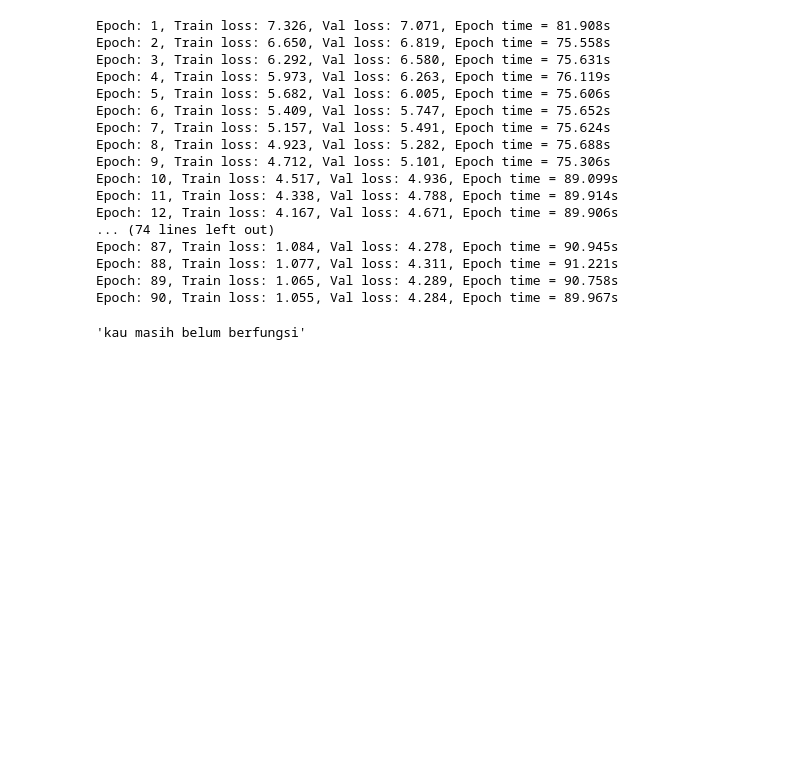
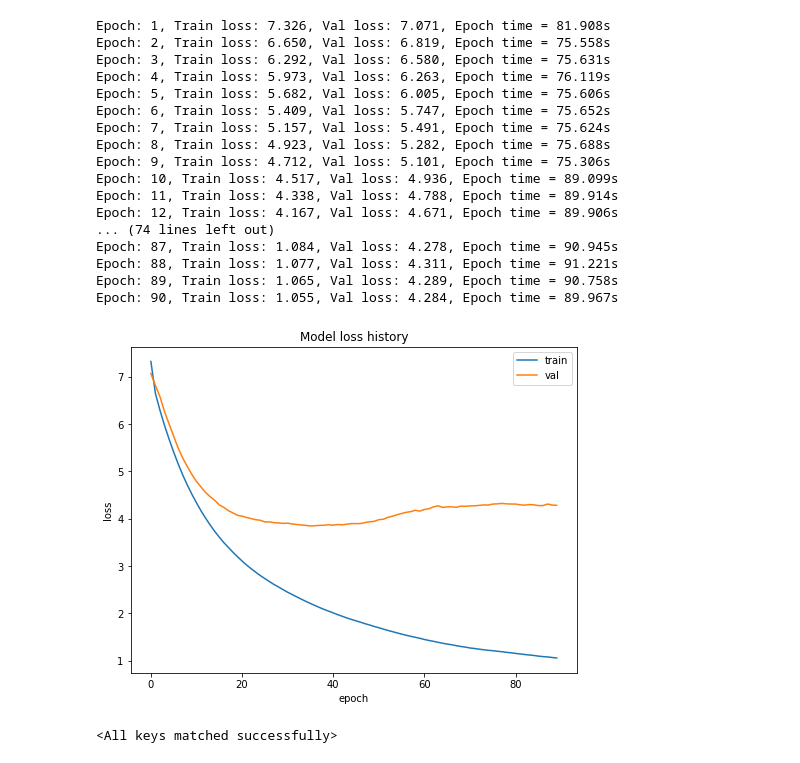
Before and after one commit to iridescent7/en-id_translator, a Jupyter notebook: model.ipynb, the cells around one changed output. Saved outputs shown, nothing was run; the diff lists cells and outputs as text; code cells hidden in the pictures; blank space fills up the shorter version.

Commit message:
update final model

```diff
--- a/model_90_32k.ipynb
+++ b/model.ipynb
@@ -486,8 +486,10 @@ model = model.to(device)
 loss_fn = torch.nn.CrossEntropyLoss(ignore_index=PAD_IDX)
 optimizer = torch.optim.Adam(model.parameters(), lr=0.0001, betas=(0.9, 0.98), eps=1e-9)
 # %%
+epochs = 90
 losses = []
-epochs = 90
+
+history = {'loss': [], 'val_loss': [], 'time': []}
 
 for epoch in range(1, epochs+1):
     start_time = timer()
@@ -496,7 +498,13 @@ for epoch in range(1, epochs+1):
     end_time = timer()
     val_loss = evaluate(model, loss_fn, val_loader)
 
-    print((f'Epoch: {epoch}, Train loss: {train_loss:.3f}, Val loss: {val_loss:.3f}, Epoch time = {(end_time - start_time):.3f}s'))
+    epoch_time = end_time - start_time
+
+    history['loss'].append(train_loss)
+    history['val_loss'].append(val_loss)
+    history['time'].append(epoch_time)
+
+    print((f'Epoch: {epoch}, Train loss: {train_loss:.3f}, Val loss: {val_loss:.3f}, Epoch time = {epoch_time:.3f}s'))
 # %% [output]
 Epoch: 1, Train loss: 7.326, Val loss: 7.071, Epoch time = 81.908s
 Epoch: 2, Train loss: 6.650, Val loss: 6.819, Epoch time = 75.558s
@@ -515,4 +523,18 @@ Epoch: 87, Train loss: 1.084, Val loss: 4.278, Epoch time = 90.945s
 Epoch: 88, Train loss: 1.077, Val loss: 4.311, Epoch time = 91.221s
 Epoch: 89, Train loss: 1.065, Val loss: 4.289, Epoch time = 90.758s
 Epoch: 90, Train loss: 1.055, Val loss: 4.284, Epoch time = 89.967s
+# %%
+import matplotlib.pyplot as plt
+
+plt.figure(figsize=(8, 6))
+
+plt.title('Model loss history')
+plt.plot(history['loss'])
+plt.plot(history['val_loss'])
+plt.xlabel('epoch')
+plt.ylabel('loss')
+plt.legend(['train', 'val'])
+plt.show()
+# %% [output]
+[figure, added]
 # %%
@@ -522,3 +542,7 @@ torch.save(model.state_dict(), 'model_90 epoch.ckpt')
+# %%
+model.load_state_dict(torch.load('model.pt'))
+# %% [output]
+<All keys matched successfully>
 # %%
 def greedy_decode(model, src, src_mask, max_len, start_symbol):
     src = src.to(device)
@@ -548,6 +572,8 @@ def greedy_decode(model, src, src_mask, max_len, start_symbol):
 def translate(model: nn.Module, src_sentence: str):
     model.eval()
 
+    src_sentence = src_sentence.lower()
+
     src = token_transform(dataset[src_lang].tokenizer, src_sentence)
     src = vocab_transform(dataset[src_lang].vocab, src)
 
@@ -561,7 +587,3 @@ def translate(model: nn.Module, src_sentence: str):
     tgt_tokens = [tok for tok in tgt_tokens.cpu().numpy() if tok not in (SOS_IDX, EOS_IDX)]
 
     return ' '.join([list(dataset[tgt_lang].vocab.keys())[tok] for tok in tgt_tokens])
-
-translate(model, 'you\'re somewhat dumb')
-# %% [output]
-'kau masih belum berfungsi'
```
Also changed, not shown: parts of 4 cells of this notebook, 2 other files.
